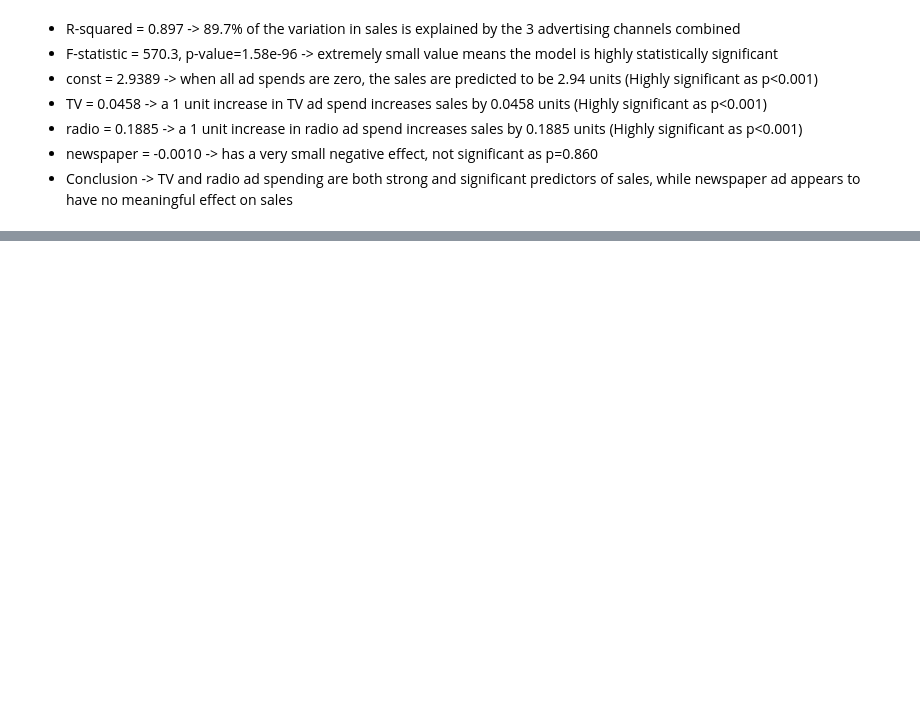
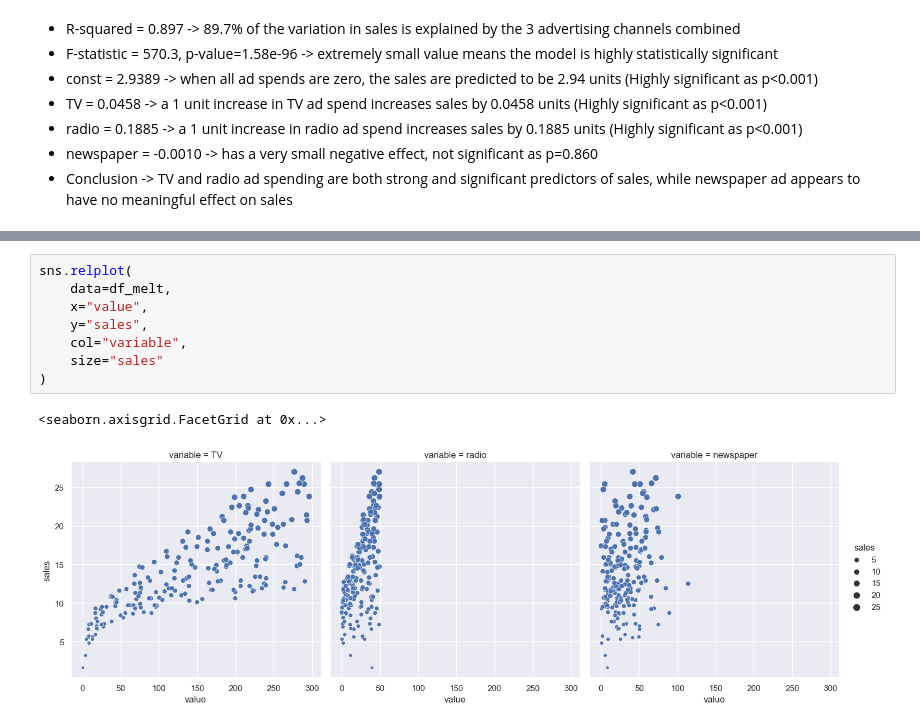
Before and after one commit to vinovator/Pandas-Projects, a Jupyter notebook: Advertising.ipynb, the cells around one changed output, grey strips where cells are left out. Saved outputs shown, nothing was run; the diff lists cells and outputs as text; blank space fills up the shorter version.

```diff
--- a/Advertising.ipynb
+++ b/Advertising.ipynb
@@ -109,0 +134,11 @@ Notes:
+# %%
+sns.relplot(
+    data=df_melt,
+    x="value",
+    y="sales",
+    col="variable",
+    size="sales"
+)
+# %% [output]
+<seaborn.axisgrid.FacetGrid at 0x...>
+[figure, added]
```
Also changed, not shown: parts of 3 cells of this notebook.
